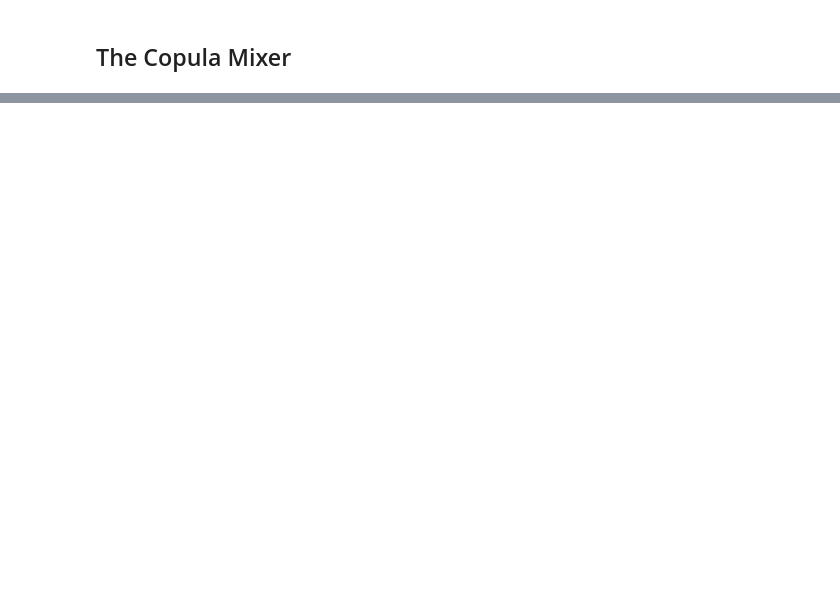
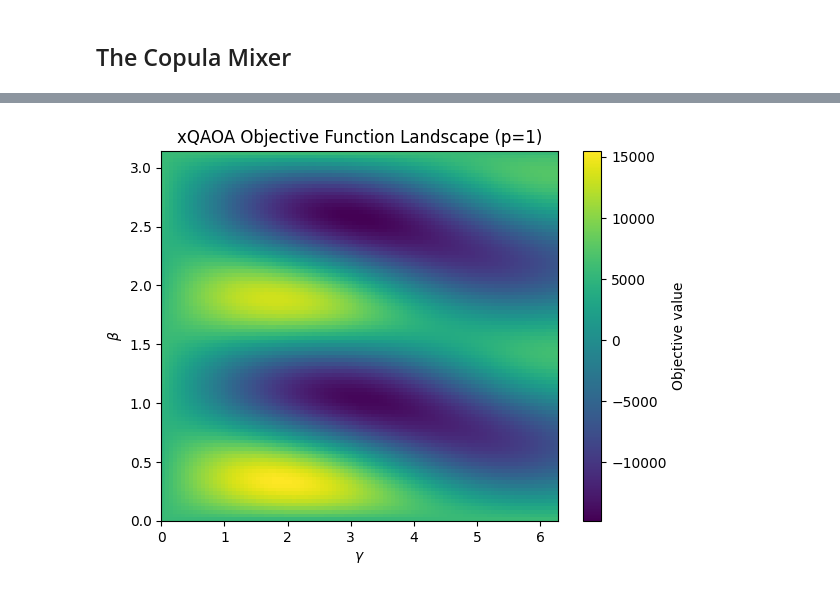
Before and after one commit to jhoule42/xQAOA_unit_commitment, a Jupyter notebook: demo.ipynb, the cells around one changed output, grey strips where cells are left out. Drawn from its saved outputs; the diff is of its cells as text; code cells hidden in the pictures; blank space fills up the shorter version.

```diff
--- a/demo.ipynb
+++ b/demo.ipynb
@@ -391,0 +561,8 @@ The basic building block of this appraoch is a two-qubit mixer which we call the
+# %%
+# Now lets plot a sample of our circuit with one layer of the ring copula mixer.
+# Picking arbitrary values of beta and gamma for now.
+qc = QuantumCircuit(n)
+qc = initialize_warm_start_distribution(qc, qubit_ordered_distribution)
+qc = add_knapsack_cost_function(qc, values, 0.1)
+qc = add_ring_copula(qc, qubit_ordered_distribution, np.pi/3)
+qc.draw('mpl', scale=0.5, idle_wires=False, fold=-1, reverse_bits=True)
@@ -391,0 +599,15 @@ The basic building block of this appraoch is a two-qubit mixer which we call the
+# %%
+def values_only_cost(values):
+    """
+    Constructs a cost function that sums the values of the items included in the knapsack.
+
+    Args:
+        values (np.ndarray): The values of the items in the knapsack.
+
+    Returns:
+        SparsePauliOp: A sparse Pauli operator representing the cost function.
+    """
+
+    PauliZ_obs = [Pauli(f'I' * i + 'Z' + 'I' * (n - i - 1)) for i in range(len(values))]
+    Weights = -values[::-1]  # Reverse the order of the values to match little-endian ordering
+    return SparsePauliOp(PauliZ_obs, Weights)
@@ -391,0 +723,14 @@ The basic building block of this appraoch is a two-qubit mixer which we call the
+# %%
+beta_range = np.linspace(0, np.pi, 100)
+gamma_range = np.linspace(0, 2 * np.pi, 100)
+
+ev = np.array(np.zeros((len(beta_range), len(gamma_range))), dtype=float)
+
+for i,j in tqdm(np.ndindex(len(beta_range), len(gamma_range))):
+    qc = QuantumCircuit(n)
+    qc = initialize_warm_start_distribution(qc, qubit_ordered_distribution)
+    qc = add_knapsack_cost_function(qc, values, gamma_range[j])
+    qc = add_ring_copula(qc, qubit_ordered_distribution, beta_range[i])
+    ev[i][j] = light_cone_estimate_sparse_pauli(qc, values_only_cost(values))
+
+print(ev)
@@ -391,0 +751,9 @@ The basic building block of this appraoch is a two-qubit mixer which we call the
+# %%
+plt.imshow(ev, origin='lower', aspect='auto', cmap='viridis', extent = (0, 2 * np.pi, 0, np.pi))
+plt.colorbar(label='Objective value')
+plt.xlabel(r'$\gamma$')
+plt.ylabel(r'$\beta$')
+plt.title("xQAOA Objective Function Landscape (p=1)")
+plt.show()
+# %% [output]
+[figure, added]
```
Also changed, not shown: parts of 34 cells of this notebook.
